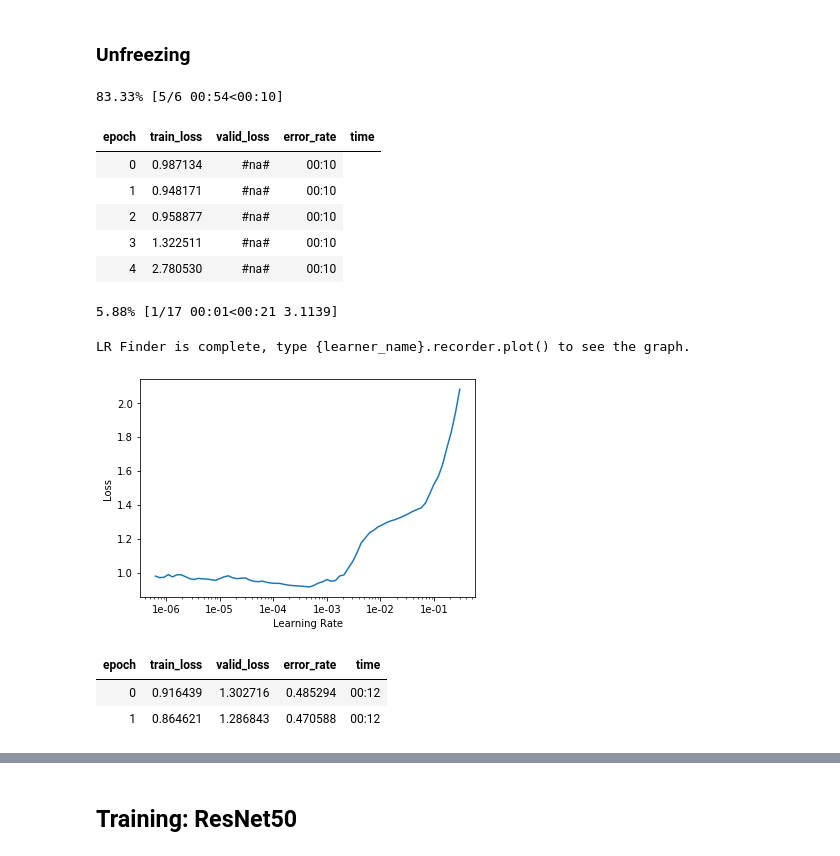
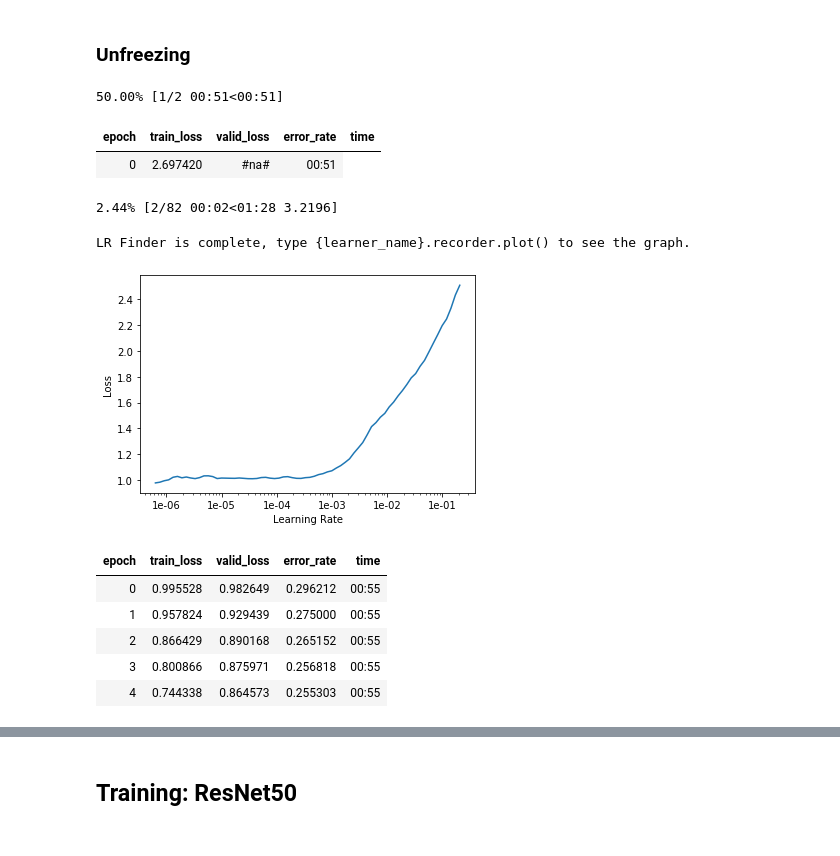
Before and after one commit to oddrationale/olympian-deities, a Jupyter notebook: olympian_deities.ipynb, the cells around one changed output, grey strips where cells are left out. Saved outputs shown, nothing was run; the diff lists cells and outputs as text; code cells hidden in the pictures.

```diff
--- a/olympian_deities.ipynb
+++ b/olympian_deities.ipynb
@@ -23,3 +19,6 @@ google_images.ls()
+# %%
+dataset = Path("datasets/ddg_images")
+imgurl = Path("imgurls/ddg_images")
 # %%
 dataset.ls()
 # %% [output]
@@ -114,8 +100,23 @@ for dest in dataset.ls():
 # %% [markdown]
 ## View data
 # %%
-data = ImageDataBunch.from_folder(
-    dataset, train=".", valid_pct=0.2, ds_tfms=get_transforms(), size=224, num_workers=4
+# data = ImageDataBunch.from_folder(
+#     dataset,
+#     train=".",
+#     valid_pct=0.2,
+#     ds_tfms=get_transforms(),
+#     size=224,
+#     num_workers=4,
+# ).normalize(imagenet_stats)
+
+# use cleaned up data
+data = ImageDataBunch.from_csv(
+    dataset,
+    csv_labels="cleaned.csv",
+    valid_pct=0.2,
+    ds_tfms=get_transforms(),
+    size=224,
+    num_workers=4,
 ).normalize(imagenet_stats)
 # %%
 data.c, data.classes, len(data.train_ds), len(data.valid_ds)
@@ -130,6 +145,6 @@ data.show_batch(rows=3, figsize=(10, 10))
 # %%
 learn = cnn_learner(data, models.resnet34, metrics=error_rate)
 # %%
-learn.fit_one_cycle(5)
+learn.fit_one_cycle(8)
 # %% [output]
 | epoch | train_loss | valid_loss | error_rate | time |
@@ -145,4 +167,2 @@ learn.recorder.plot_losses()
 # %%
 learn.save("stage-1")
-# %%
-learn.load("stage-1")
@@ -170,23 +172,20 @@ Image (3, 224, 224),Image (3, 224, 224),Image (3, 224, 224),Image (3, 224, 224),
 learn.unfreeze()
 # %%
 learn.lr_find()
+learn.recorder.plot()
 # %% [output]
-83.33% [5/6 00:54<00:10]
+50.00% [1/2 00:51<00:51]
 | epoch | train_loss | valid_loss | error_rate | time |
-| 0 | 0.987134 | #na# | 00:10 |
-| 1 | 0.948171 | #na# | 00:10 |
-| 2 | 0.958877 | #na# | 00:10 |
-| 3 | 1.322511 | #na# | 00:10 |
-| 4 | 2.780530 | #na# | 00:10 |
+| 0 | 2.697420 | #na# | 00:51 |
-5.88% [1/17 00:01<00:21 3.1139]
+2.44% [2/82 00:02<01:28 3.2196]
 LR Finder is complete, type {learner_name}.recorder.plot() to see the graph.
+[figure, added]
-# %%
-learn.recorder.plot()
-# %% [output]
-[figure, removed]
 # %%
-learn.fit_one_cycle(2, max_lr=slice(1e-5, 1e-4))
+learn.fit_one_cycle(5, max_lr=slice(6e-6, 6e-5))
 # %% [output]
 | epoch | train_loss | valid_loss | error_rate | time |
-| 0 | 0.916439 | 1.302716 | 0.485294 | 00:12 |
-| 1 | 0.864621 | 1.286843 | 0.470588 | 00:12 |
+| 0 | 0.995528 | 0.982649 | 0.296212 | 00:55 |
+| 1 | 0.957824 | 0.929439 | 0.275000 | 00:55 |
+| 2 | 0.866429 | 0.890168 | 0.265152 | 00:55 |
+| 3 | 0.800866 | 0.875971 | 0.256818 | 00:55 |
+| 4 | 0.744338 | 0.864573 | 0.255303 | 00:55 |
```
Also changed, not shown: parts of 30 cells of this notebook, 17 other files.
